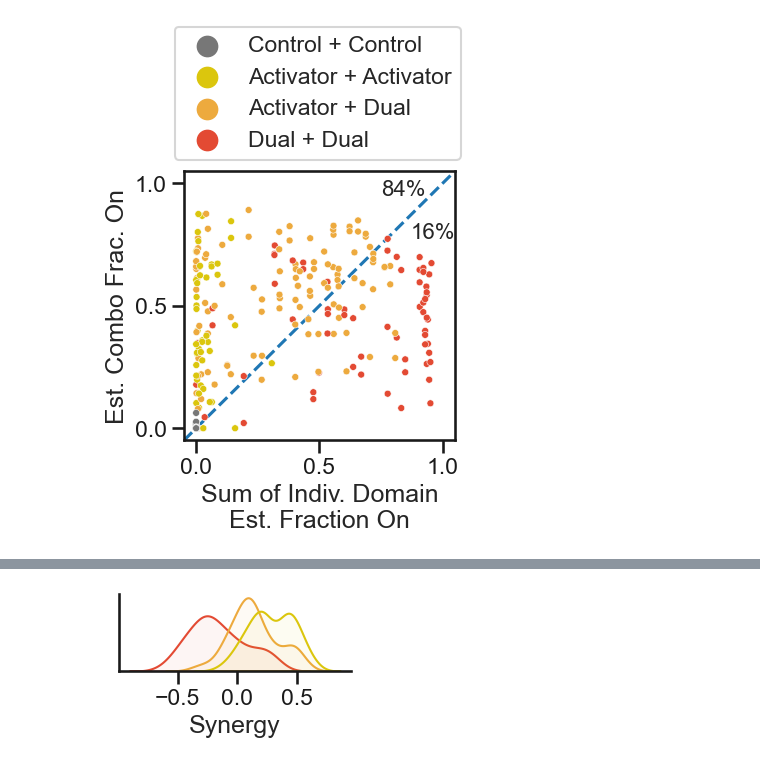
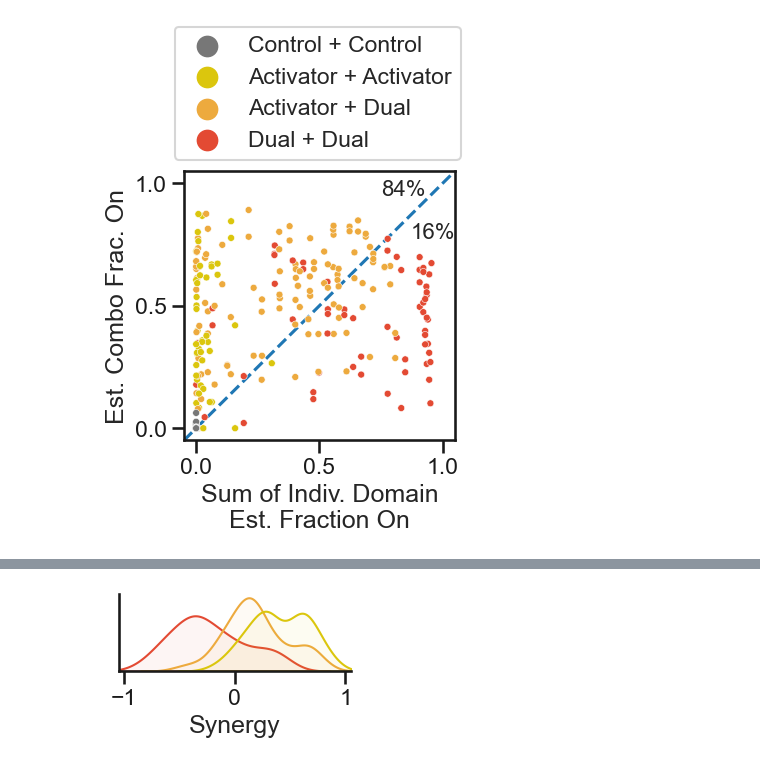
Before and after one commit to axmukund/corecruit_mukund22, a Jupyter notebook: fig_2/02_activator_validations/Generating Validation Plots.ipynb, the cells around one changed output, grey strips where cells are left out. Saved outputs shown, nothing was run; the diff lists cells and outputs as text; code cells hidden in the pictures.

Commit message:
Fixing synergy computation, plot prettifying

```diff
--- a/fig_2/02_activator_validations/Generating Validation Plots.ipynb
+++ b/fig_2/02_activator_validations/Generating Validation Plots.ipynb
@@ -878,6 +878,7 @@ def dist(x, y):
 act_data["synergy"] = dist(
     np.array(act_data["sigmoid_sum_doms"]), np.array(act_data["sigmoid_pair"])
 )
+act_data["synergy"] = act_data["sigmoid_pair"] - act_data["sigmoid_sum_doms"]
 act_data
 # %% [output]
 A value is trying to be set on a copy of a slice from a DataFrame.
@@ -907,31 +912,32 @@ sns.kdeplot(
     hue_order=group_labels,
     legend=False,
     fill=True,
     alpha=0.05,
     palette=["#777777", "#DBC60D", "#EDAA3E", "#E34A33"],
     common_norm=False,
     ax=ax,
 )
 
 ax.set_ylabel("")
 ax.set_yticks([])
+ax.set_xlim(-1.05, 1.05)
 ax.set_xlabel("Synergy")
 
 # custom_lines = [
 #     Line2D([0], [0], color="#DBC60D", lw=4),
 #     Line2D([0], [0], color="#EDAA3E", lw=4),
 #     Line2D([0], [0], color="#E34A33", lw=4),
 # ]
 # ax.legend(
 #     custom_lines,
 #     ["Act + Act", "Act + Dual", "Dual + Dual"],
 #     fontsize=12,
 #     loc="center left",
 #     bbox_to_anchor=(1, 0.5),
 # )
 
 sns.despine()
 
 fig.savefig("./act_pairs_synergy_kde.pdf", bbox_inches="tight")
 # %% [output]
-[figure, old version]
+[figure, new version]
```
Also changed, not shown: parts of 1 cell of this notebook, 8 other files.
